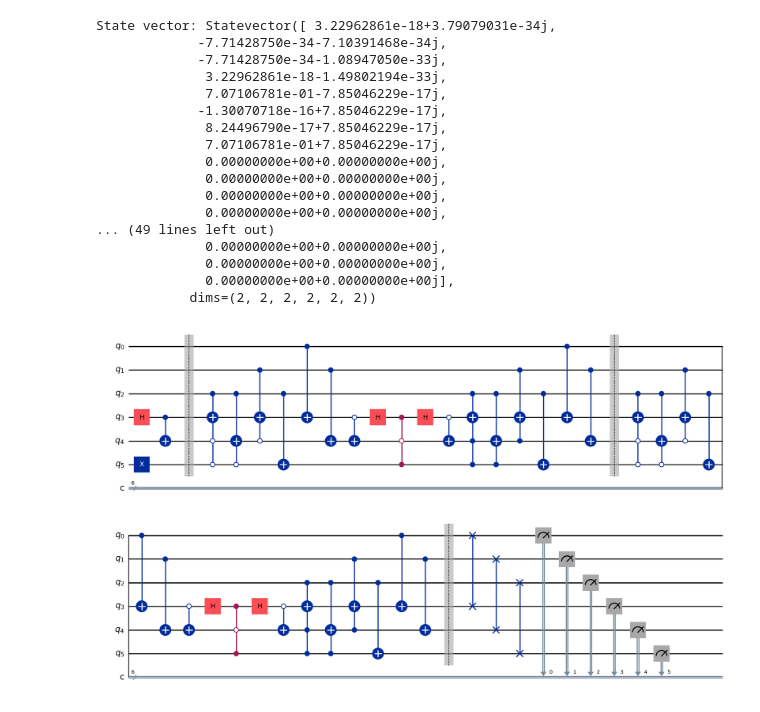
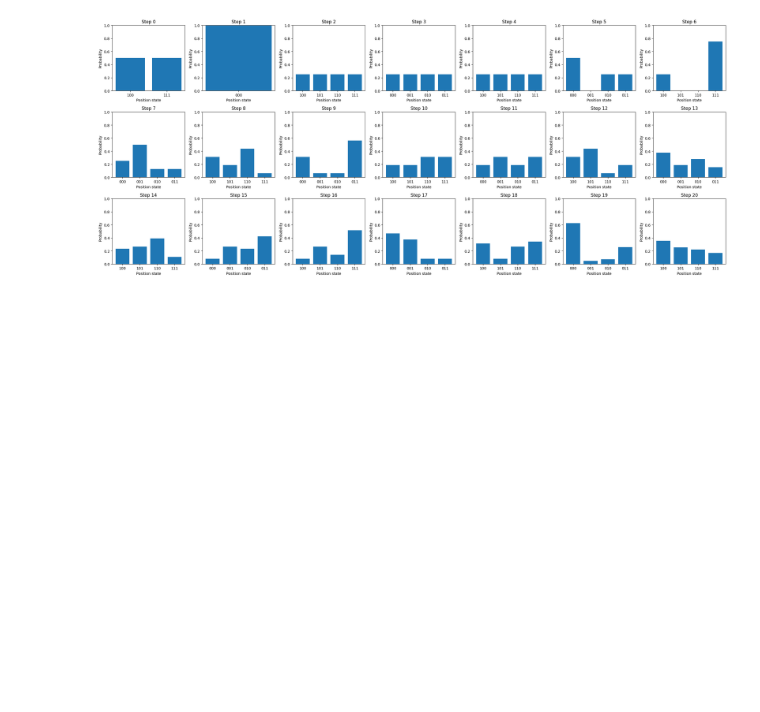
Before and after one commit to Toshihide-Sakao/DA150X-Qauntum-Szegedy-Walk, a Jupyter notebook: qiskit-saker/quantum_szegedy.ipynb, the cells around one changed output. Saved outputs shown, nothing was run; the diff lists cells and outputs as text; code cells hidden in the pictures; blank space fills up the shorter version.

```diff
--- a/qiskit-saker/quantum_szegedy.ipynb
+++ b/qiskit-saker/quantum_szegedy.ipynb
@@ -74,51 +71,47 @@ def szegedy_step(qc):
 # %%
 # Create the quantum circuit
 qc = QuantumCircuit(num_input * 2, num_input * 2)
+
+simulator = AerSimulator()
+
+steps = 20
+results = []
 
 # Apply Hadamard coin operator
 qc.h(num_input + 0)
 qc.x(num_input + 2)
 qc.cx(num_input + 0, num_input + 1)
 # done with initail setup
 qc.barrier()
 
-for i in range(2):
+states = [Statevector.from_instruction(qc)]
+for _ in range(steps):
+    qc.h(num_input + 0)
     szegedy_step(qc)
     qc.barrier()
+    states.append(Statevector.from_instruction(qc))
 
 
-qc.swap(2, num_input + 2)
-qc.swap(1, num_input + 1)
-qc.swap(0, num_input + 0)
+fig, axs = plt.subplots(3, 7, figsize=(24, 10))
+axs = axs.flatten()
+for i, state in enumerate(states):
+    probs = state.probabilities_dict()
+    filtered = {}
+    for key, val in probs.items():
+        pos = key[:num_input]
+        filtered[pos] = filtered.get(pos, 0) + val
+    axs[i].bar(filtered.keys(), filtered.values())
+    axs[i].set_title(f"Step {i}")
+    axs[i].set_ylim(0, 1)
+    axs[i].set_xlabel("Position state")
+    axs[i].set_ylabel("Probability")
 
+plt.tight_layout()
+plt.show()
 
-qc.remove_final_measurements()
-state_vec = Statevector(qc)
-print("State vector:", state_vec)
-
-qc.measure(range(num_input*2), range(num_input*2))
-# qc.measure_all()
-
-qc.draw(output="mpl")
+# qc.draw(output="mpl")
 # %% [output]
-State vector: Statevector([ 3.22962861e-18+3.79079031e-34j,
-             -7.71428750e-34-7.10391468e-34j,
-             -7.71428750e-34-1.08947050e-33j,
-              3.22962861e-18-1.49802194e-33j,
-              7.07106781e-01-7.85046229e-17j,
-             -1.30070718e-16+7.85046229e-17j,
-              8.24496790e-17+7.85046229e-17j,
-              7.07106781e-01+7.85046229e-17j,
-              0.00000000e+00+0.00000000e+00j,
-              0.00000000e+00+0.00000000e+00j,
-              0.00000000e+00+0.00000000e+00j,
-              0.00000000e+00+0.00000000e+00j,
-... (49 lines left out)
-              0.00000000e+00+0.00000000e+00j,
-              0.00000000e+00+0.00000000e+00j,
-              0.00000000e+00+0.00000000e+00j],
-            dims=(2, 2, 2, 2, 2, 2))
-[figure, old version]
+[figure, new version]
 # %%
 
 # Simulate the circuit
```
Also changed, not shown: parts of 4 cells of this notebook.
